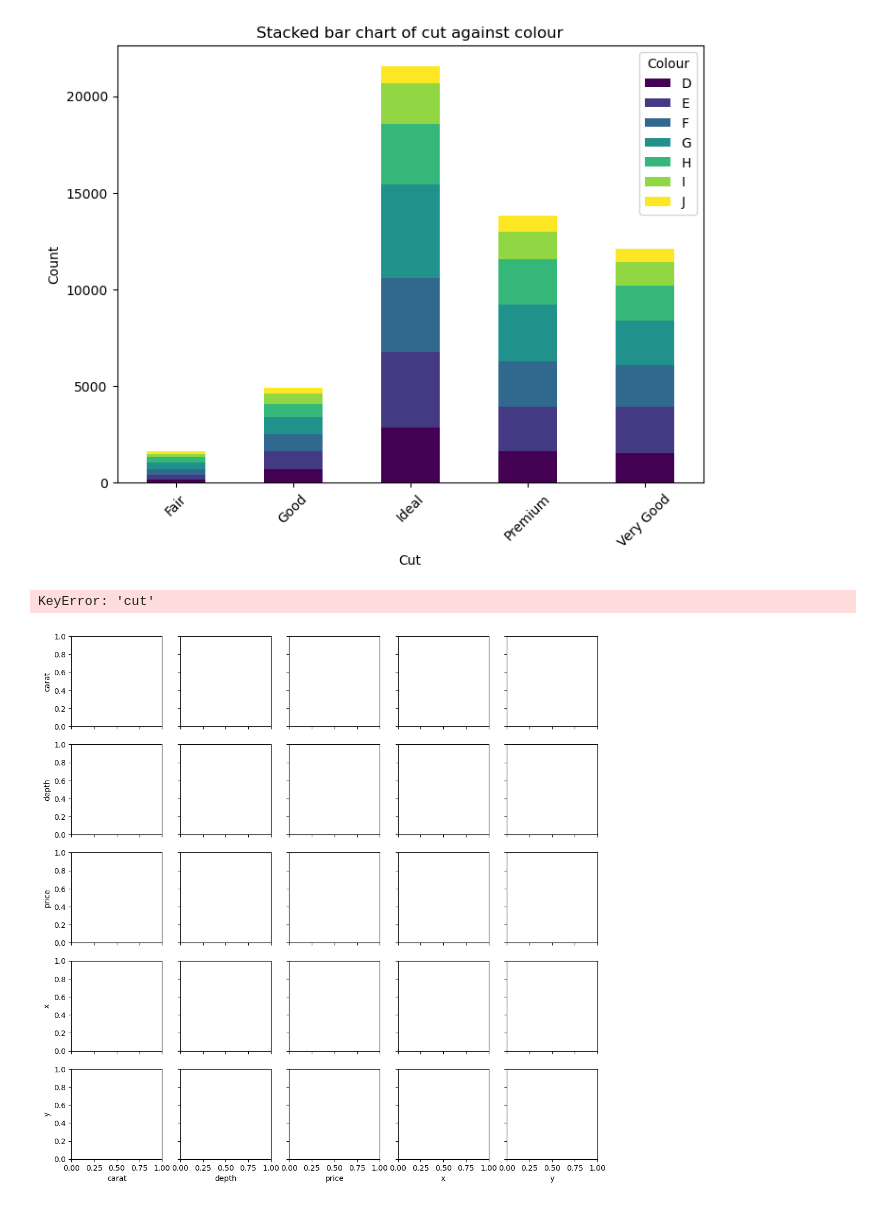
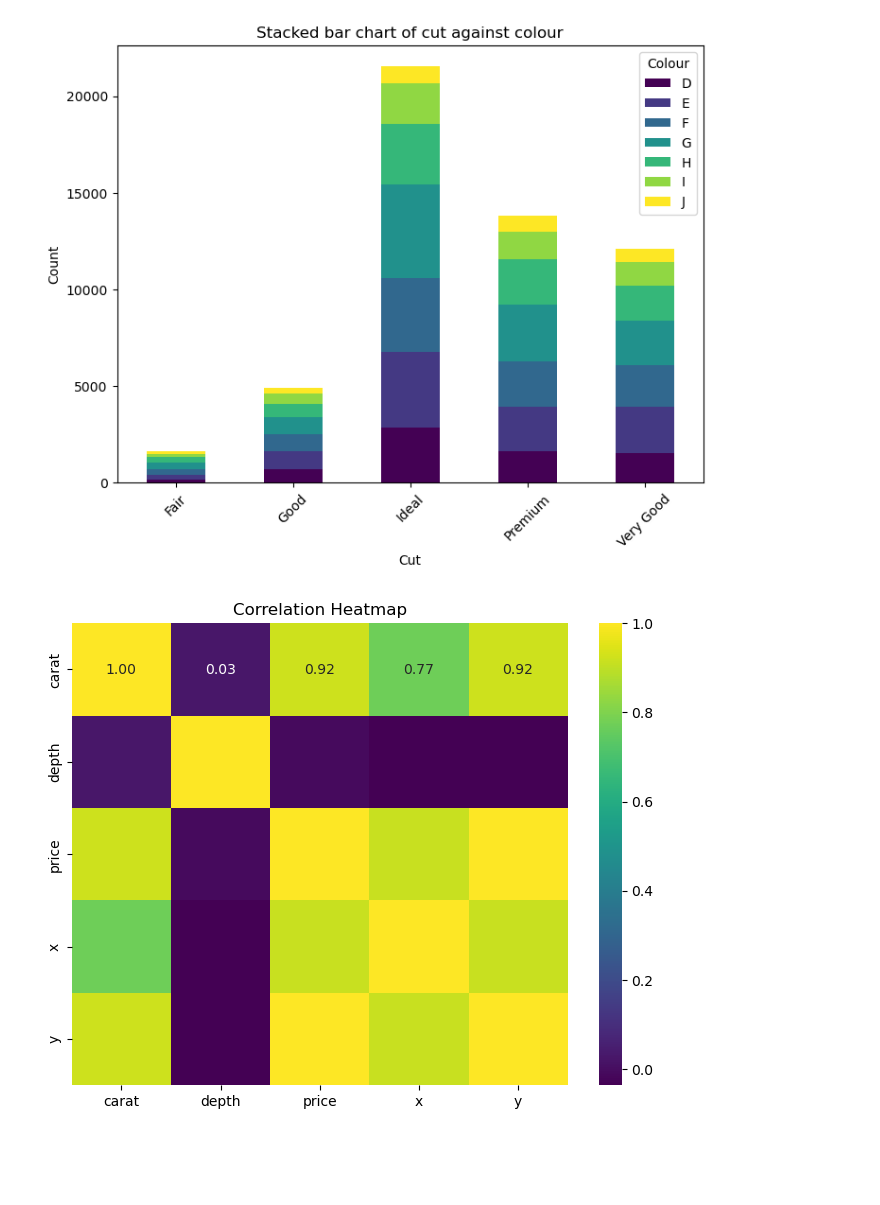
Before and after one commit to anitajn86/DATA-MINING-AND-ANALYTICS, a Jupyter notebook: PRACTICE 1/diamond pricing.ipynb, the cells around one changed output. Cells and saved outputs as stored; diff of their text form; code cells hidden in the pictures; blank space fills up the shorter version.

```diff
--- a/PRACTICE 1/diamond pricing.ipynb
+++ b/PRACTICE 1/diamond pricing.ipynb
@@ -290,8 +290,9 @@ plt.show()
 [figure]
 # %%
 #Multivariate analysis
-sb.pairplot(contdiamonds, vars=['carat', 'depth', 'price', 'x', 'y'], hue='cut', palette='viridis')
+plt.figure(figsize=(8,6))
+sb.heatmap(diamonddata[['carat', 'depth', 'price', 'x', 'y']].corr(), annot=True, cmap='viridis', fmt=".2f")
+plt.title('Correlation Heatmap')
 plt.show()
 # %% [output]
-KeyError: 'cut'
-[figure, old version]
+[figure, new version]
```
